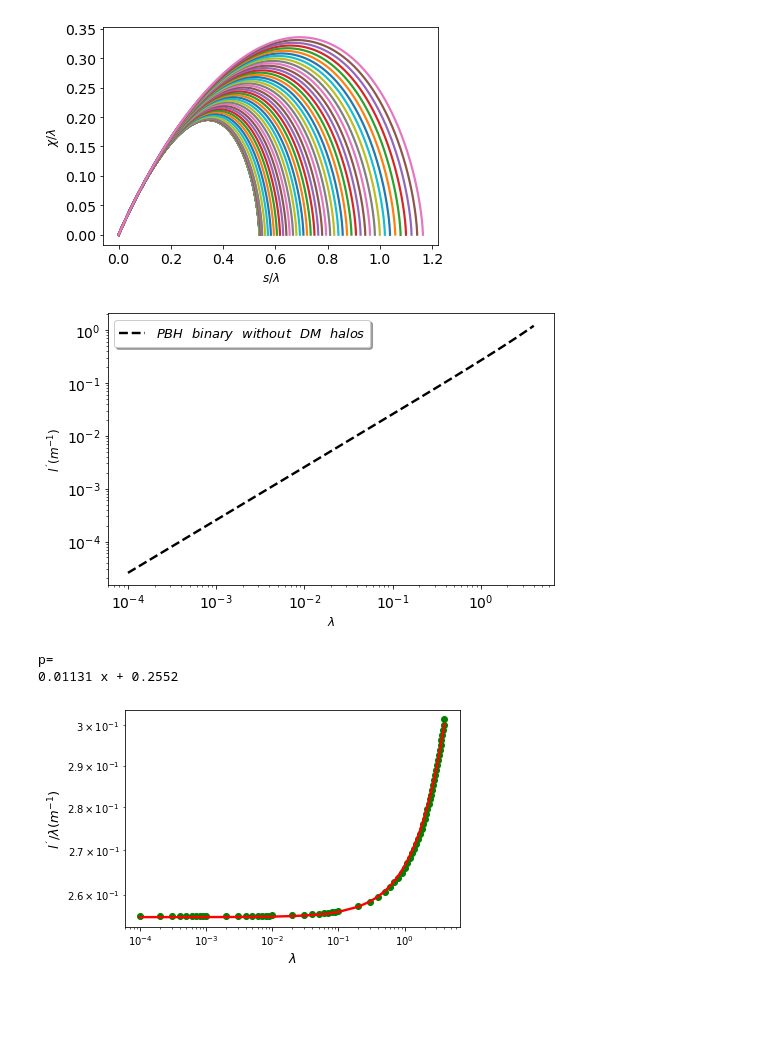
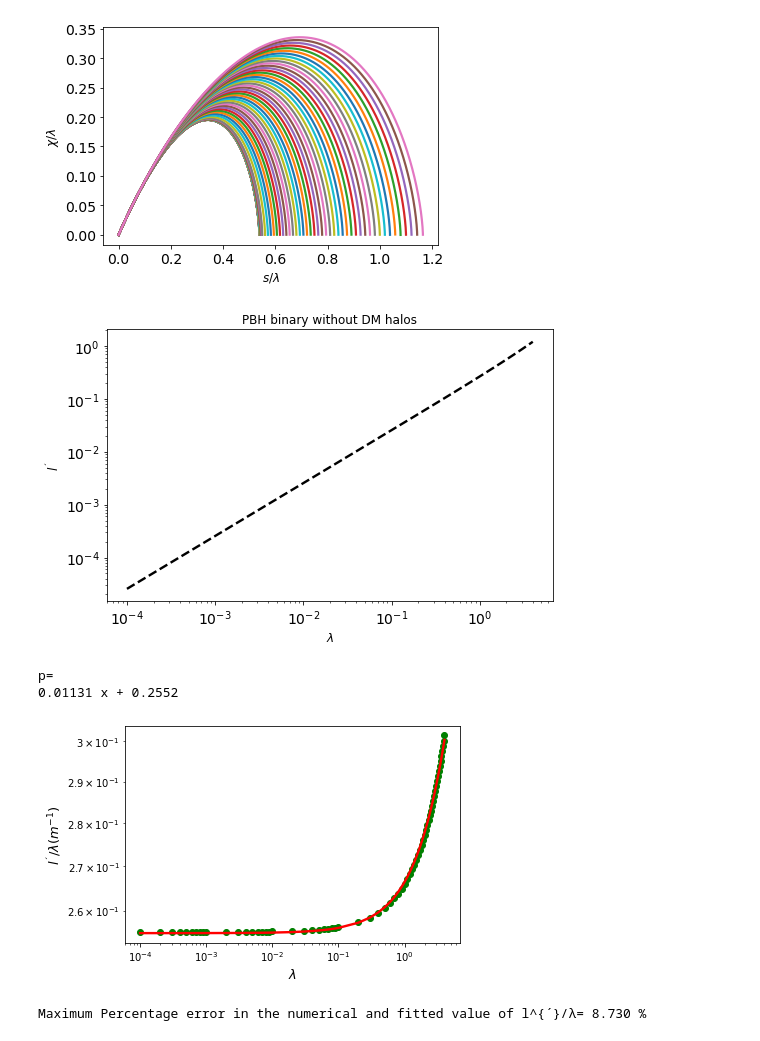
Before and after one commit to pratibhajangra591/Ifca-github, a Jupyter notebook: Tidal torque in the PBH binary.ipynb, the cells around one changed output. Cells and saved outputs as stored; diff of their text form; code cells hidden in the pictures; blank space fills up the shorter version.

```diff
--- a/Tidal torque in the PBH binary.ipynb
+++ b/Tidal torque in the PBH binary.ipynb
@@ -87,39 +87,37 @@ def integral(λ_0,s):
     plt.plot(As,Bs,'')
     plt.xlabel('$s/λ$',fontsize=12)
     plt.ylabel('$χ/λ$',fontsize=12)
     χ=separations**2
     s_list=ss.tolist()
     H_list=np.zeros(len(s_list))
     for i, s in enumerate(s_list):
         H_list[i] = H(s)
     integrand=( χ*H_list)
     x=np.trapz(integrand,s_list)
     return x
 
 
 l_list=np.zeros(len(λ_list))
 for i, (λ_0,s) in enumerate(zip(λ_list,s_list)):
     l_list[i] = integral(λ_0,s)
 
 
 
 
 
 plt.rc('lines', linewidth=2.4)
 plt.figure(figsize=(8,5))
 plt.loglog(λ_list,l_list,'k--')
 plt.xticks(fontsize=14)
 plt.yticks(fontsize=14)
 plt.xlabel('$λ$',fontsize=12)
-plt.ylabel('$l^{´}(m^{-1})$',fontsize=12)
-plt.legend(['$PBH\hspace{0.7} binary\hspace{0.7} without\hspace{0.7} DM\hspace{0.7} halos$'],prop = {'size' :13},
-              loc='upper left',shadow = True,
-           facecolor = 'white',fontsize=19)
-
+plt.ylabel('$l^{´}$',fontsize=12)
+plt.title('PBH binary without DM halos')
+plt.savefig("1.pdf")
 plt.show()
 # %% [output]
 [figure]
-[figure, old version]
+[figure, new version]
 # %%
 # Fitting of the the curve for the value of l^{'}/λ vs λ for the PBH binary without dark matter
 # halos.
@@ -147,7 +145,26 @@ plt.ylabel('$l^{´}/λ(m^{-1})$',fontsize=13)
 plt.show()
 
 # This gives the fitted value of l^{'} as, l^{'}= (0.2552λ + 0.01131(λ**2))m^{-1}.
+
+
+
+l=len(λ_list)
+
+
+#Calculation of the Percentage error in the numerical and fitted value of l^{´}/λ for PBH binary without
+#dark matter halos.
+
+def mape(numerical, fitted):
+    numerical, fitted = np.array(numerical), np.array(fitted)
+    return np.mean(np.abs((numerical - fitted) / numerical)) * 100
+numerical = Y
+fitted = p(x)
+max_error=(l*(mape(numerical,fitted)))     #Maximum Percentage error
+
+
+print("Maximum Percentage error in the numerical and fitted value of l^{´}/λ=",'%0.3f'%max_error,"%")
 # %% [output]
 p=
 0.01131 x + 0.2552
 [figure]
+Maximum Percentage error in the numerical and fitted value of l^{´}/λ= 8.730 %
```
Also changed, not shown: parts of 7 cells of this notebook, 1 other file.
